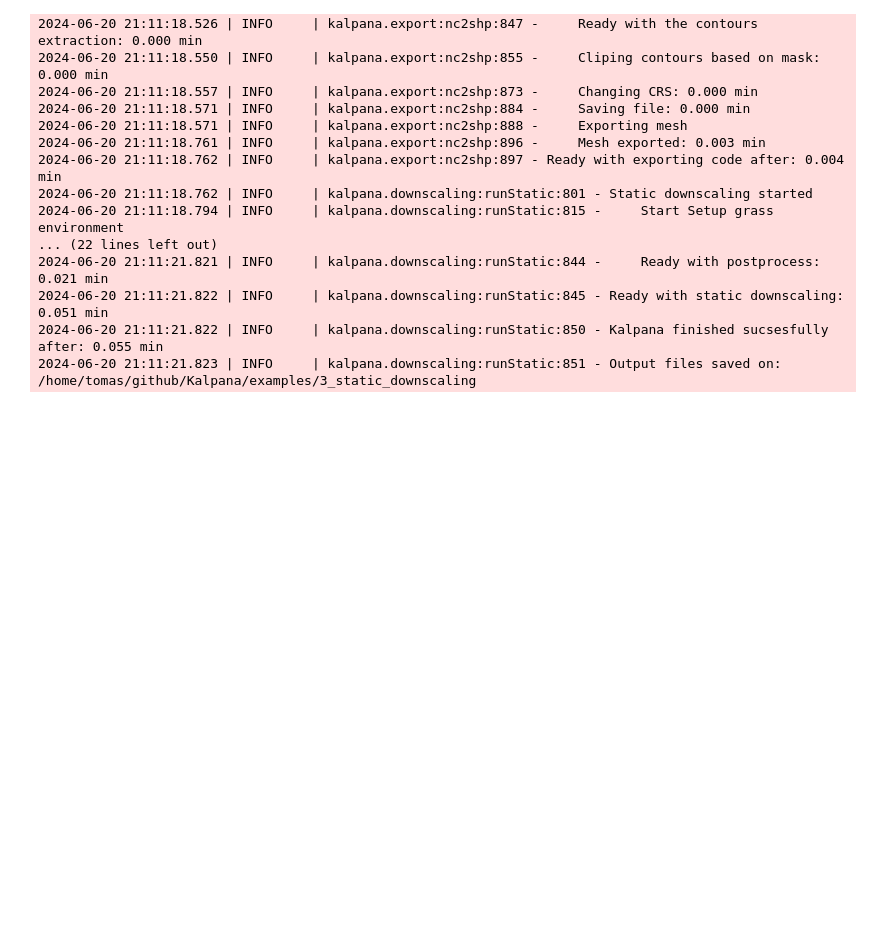
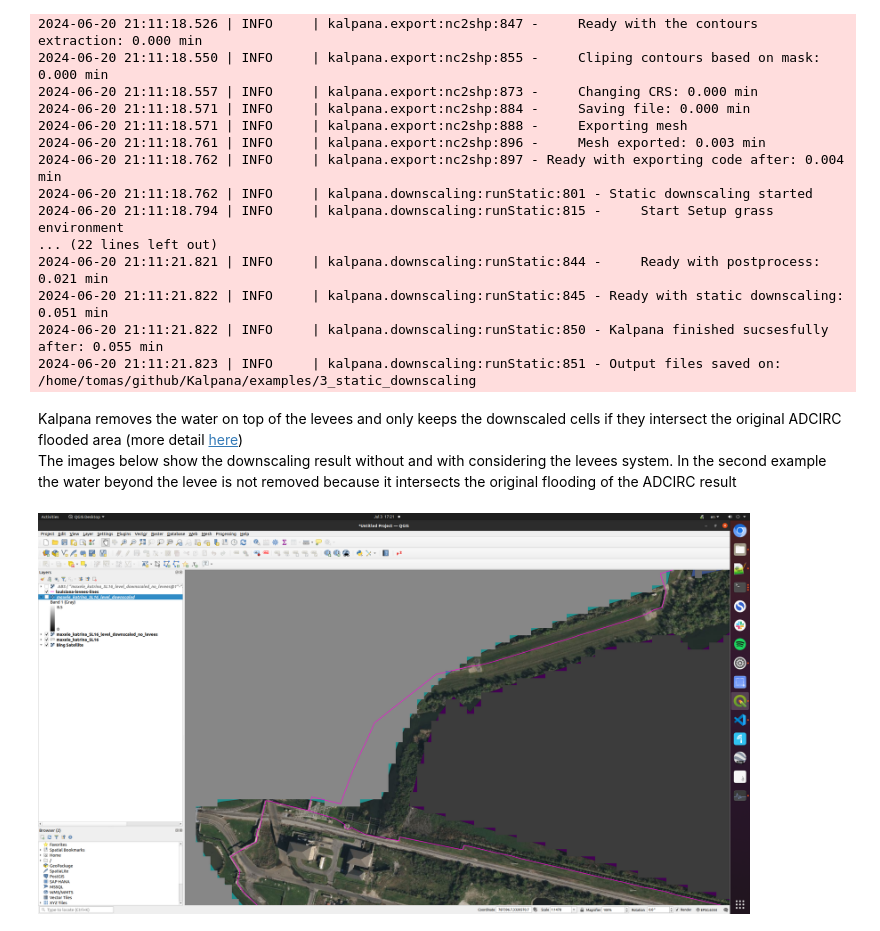
Before and after one commit to ccht-ncsu/Kalpana, a Jupyter notebook: examples/3_static_downscaling/04_static_downscaling_full_workflow_with_levees.ipynb, the cells around one changed output. Drawn from its saved outputs; the diff is of its cells as text; code cells hidden in the pictures; blank space fills up the shorter version.

Commit message:
corrected hurricane name and finished notebook with levees

```diff
--- a/examples/3_static_downscaling/04_static_downscaling_full_workflow_with_levees.ipynb
+++ b/examples/3_static_downscaling/04_static_downscaling_full_workflow_with_levees.ipynb
@@ -126,0 +114,7 @@ shutil.rmtree('grassLoc')
+# %% [markdown]
+Kalpana removes the water on top of the levees and only keeps the downscaled cells if they intersect the original ADCIRC flooded area (more detail [here](https://repository.lib.ncsu.edu/items/cb11dd56-045f-4e91-a4d9-2b9e566423d8))<br>
+The images below show the downscaling result without and with considering the levees system. In the second example the water beyond the levee is not removed because it intersects the original flooding of the ADCIRC result
+# %%
+display(Image(filename=r'../../adds/imgs/no_levees.png', width = 712))
+# %% [output]
+[figure, added]
```
Also changed, not shown: parts of 6 cells of this notebook, 4 other files.
